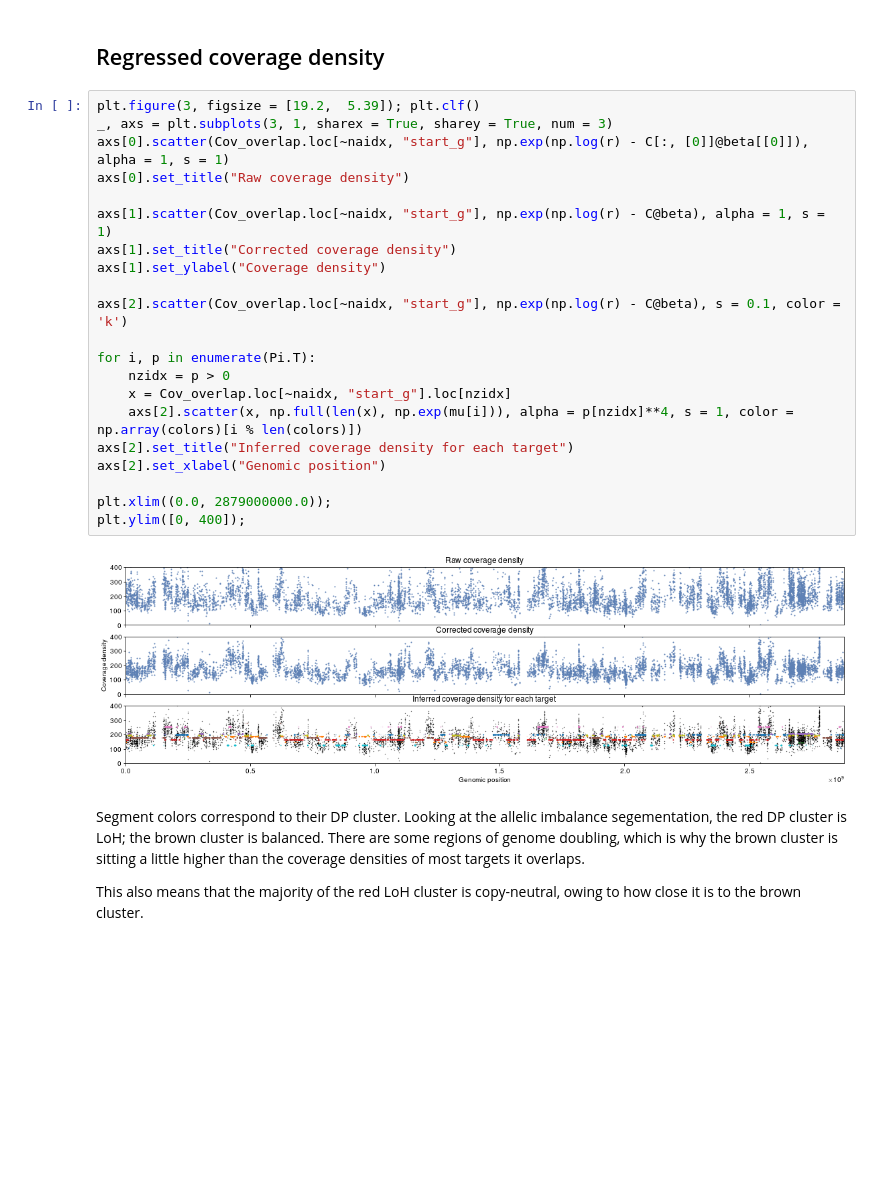
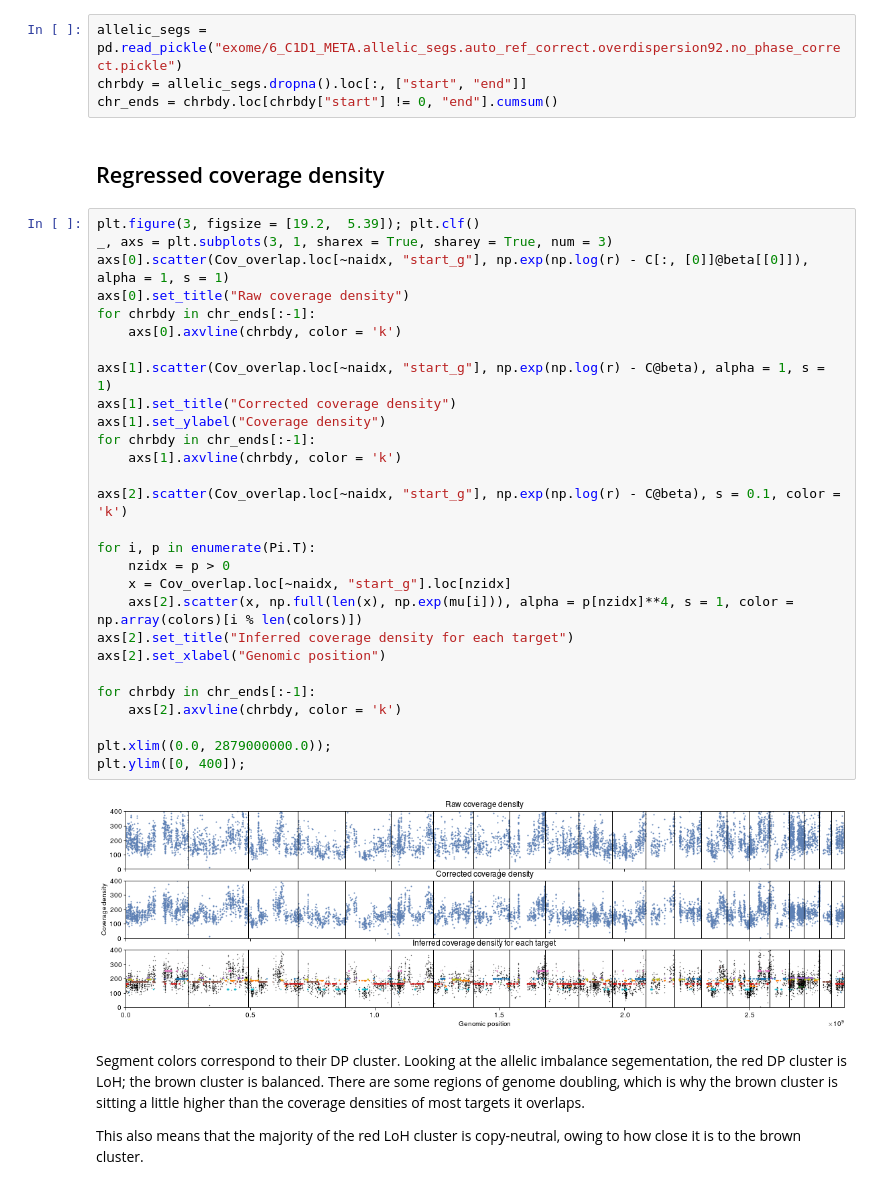
Before and after one commit to getzlab/HapASeg, a Jupyter notebook: 70_coverage.ipynb, the cells around one changed output. Saved outputs shown, nothing was run; the diff lists cells and outputs as text; blank space fills up the shorter version.

```diff
--- a/70_coverage.ipynb
+++ b/70_coverage.ipynb
@@ -232,28 +234,39 @@ colors = mpl.cm.get_cmap("tab10").colors
+# %%
+allelic_segs = pd.read_pickle("exome/6_C1D1_META.allelic_segs.auto_ref_correct.overdispersion92.no_phase_correct.pickle")
+chrbdy = allelic_segs.dropna().loc[:, ["start", "end"]]
+chr_ends = chrbdy.loc[chrbdy["start"] != 0, "end"].cumsum()
 # %% [markdown]
 ## Regressed coverage density
 # %%
 plt.figure(3, figsize = [19.2,  5.39]); plt.clf()
 _, axs = plt.subplots(3, 1, sharex = True, sharey = True, num = 3)
 axs[0].scatter(Cov_overlap.loc[~naidx, "start_g"], np.exp(np.log(r) - C[:, [0]]@beta[[0]]), alpha = 1, s = 1)
 axs[0].set_title("Raw coverage density")
+for chrbdy in chr_ends[:-1]:
+    axs[0].axvline(chrbdy, color = 'k')
 
 axs[1].scatter(Cov_overlap.loc[~naidx, "start_g"], np.exp(np.log(r) - C@beta), alpha = 1, s = 1)
 axs[1].set_title("Corrected coverage density")
 axs[1].set_ylabel("Coverage density")
+for chrbdy in chr_ends[:-1]:
+    axs[1].axvline(chrbdy, color = 'k')
 
 axs[2].scatter(Cov_overlap.loc[~naidx, "start_g"], np.exp(np.log(r) - C@beta), s = 0.1, color = 'k')
 
 for i, p in enumerate(Pi.T):
     nzidx = p > 0
     x = Cov_overlap.loc[~naidx, "start_g"].loc[nzidx]
     axs[2].scatter(x, np.full(len(x), np.exp(mu[i])), alpha = p[nzidx]**4, s = 1, color = np.array(colors)[i % len(colors)])
 axs[2].set_title("Inferred coverage density for each target")
 axs[2].set_xlabel("Genomic position")
 
+for chrbdy in chr_ends[:-1]:
+    axs[2].axvline(chrbdy, color = 'k')
+
 plt.xlim((0.0, 2879000000.0));
 plt.ylim([0, 400]);
 # %% [output]
-[figure, old version]
+[figure, new version]
 # %% [markdown]
 Segment colors correspond to their DP cluster. Looking at the allelic imbalance segementation, the red DP cluster is LoH; the brown cluster is balanced. There are some regions of genome doubling, which is why the brown cluster is sitting a little higher than the coverage densities of most targets it overlaps.
 
```
Also changed, not shown: parts of 18 cells of this notebook.
